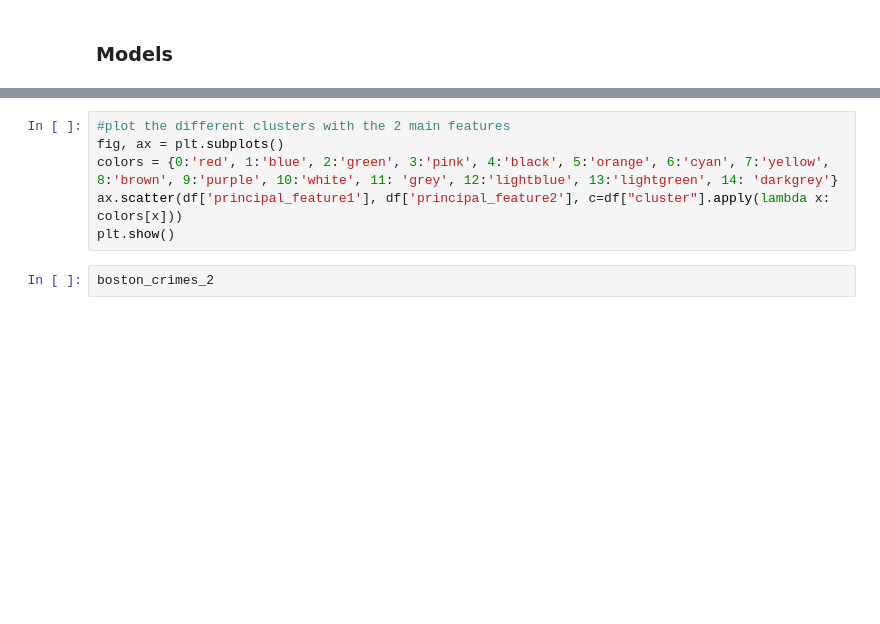
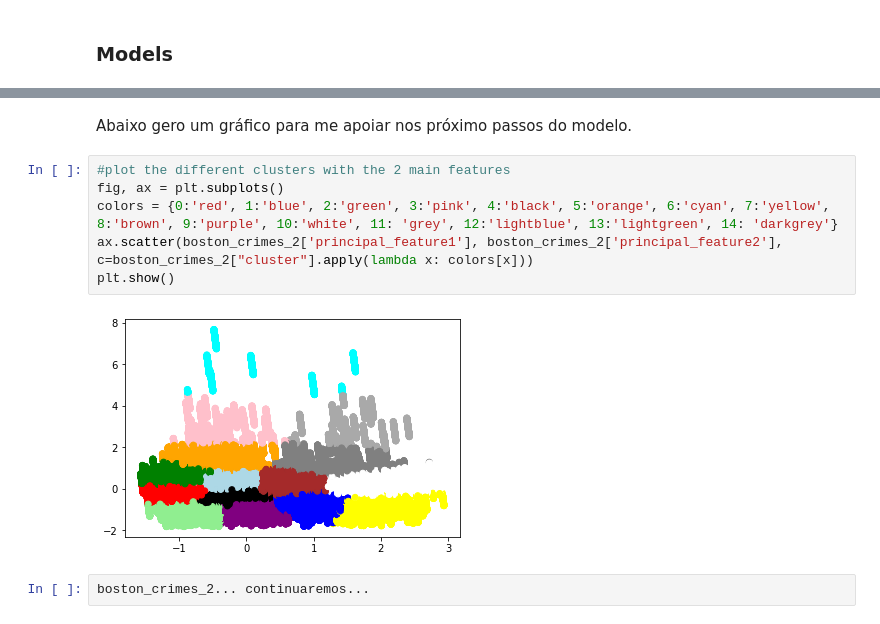
Before and after one commit to pabloazevedo/PortifolioDS, a Jupyter notebook: Boston Crimes.ipynb, the cells around one changed output, grey strips where cells are left out. Cells and saved outputs as stored; diff of their text form; blank space fills up the shorter version.

Commit message:
Novas alterações a adições
Algoritimo de clustering, pca, preprocessing.
Descrição inicial do modelo.
Descrição de passo.

```diff
--- a/Boston Crimes.ipynb
+++ b/Boston Crimes.ipynb
@@ -424,8 +539,12 @@ boston_crimes_2['cluster'].value_counts()
+# %% [markdown]
+Abaixo gero um gráfico para me apoiar nos próximo passos do modelo.
 # %%
 #plot the different clusters with the 2 main features
 fig, ax = plt.subplots()
 colors = {0:'red', 1:'blue', 2:'green', 3:'pink', 4:'black', 5:'orange', 6:'cyan', 7:'yellow', 8:'brown', 9:'purple', 10:'white', 11: 'grey', 12:'lightblue', 13:'lightgreen', 14: 'darkgrey'}
-ax.scatter(df['principal_feature1'], df['principal_feature2'], c=df["cluster"].apply(lambda x: colors[x]))
+ax.scatter(boston_crimes_2['principal_feature1'], boston_crimes_2['principal_feature2'], c=boston_crimes_2["cluster"].apply(lambda x: colors[x]))
 plt.show()
+# %% [output]
+[figure, added]
 # %%
-boston_crimes_2
+boston_crimes_2... continuaremos...
```
Also changed, not shown: parts of 43 cells of this notebook.
